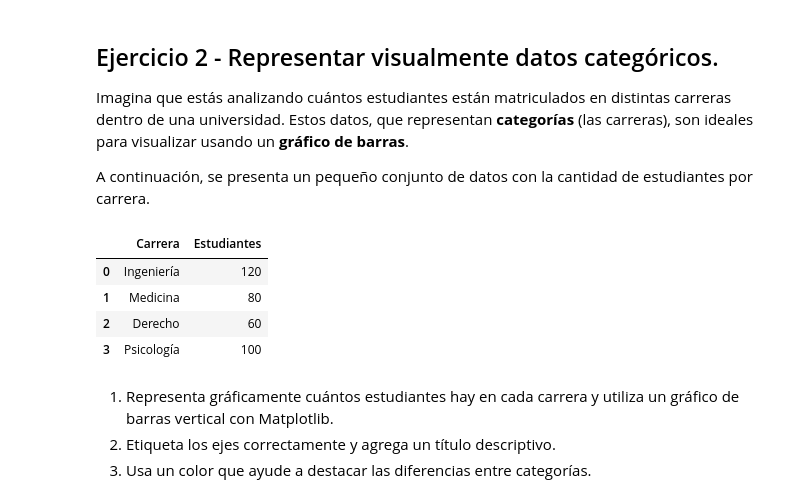
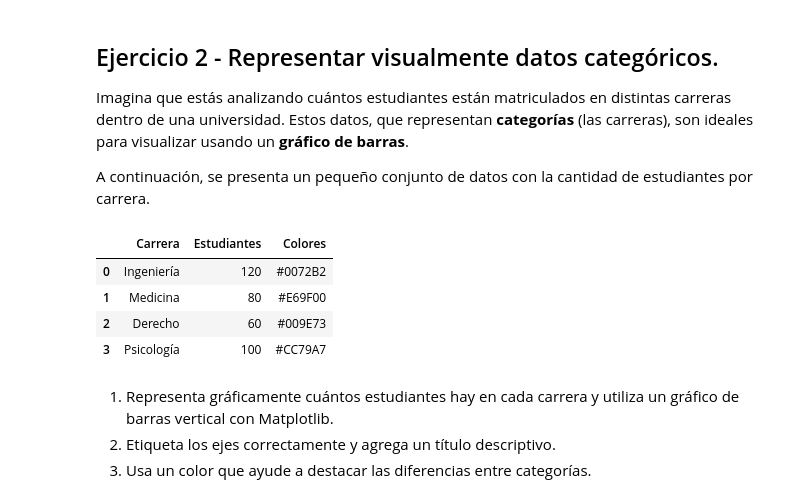
Before and after one commit to Cerco01/visualization-exercises-with-matplot-and-seaborn, a Jupyter notebook: notebook/problems.es.ipynb, the cells around one changed output. Saved outputs shown, nothing was run; the diff lists cells and outputs as text; code cells hidden in the pictures.

```diff
--- a/notebook/problems.es.ipynb
+++ b/notebook/problems.es.ipynb
@@ -120,18 +128,21 @@ Imagina que estás analizando cuántos estudiantes están matriculados en distin
 
 A continuación, se presenta un pequeño conjunto de datos con la cantidad de estudiantes por carrera.
 # %%
+# Aquí he metido los colores que quiero utilizar en el DataFrame para el punto 3 del ejercicio siguiente.
+
 df_carreras = pd.DataFrame({
     'Carrera': ['Ingeniería', 'Medicina', 'Derecho', 'Psicología'],
-    'Estudiantes': [120, 80, 60, 100]
+    'Estudiantes': [120, 80, 60, 100],
+    'Colores': ['#0072B2', '#E69F00', '#009E73', '#CC79A7']
 })
 
 df_carreras
 # %% [output]
-|  | Carrera | Estudiantes |
-| 0 | Ingeniería | 120 |
-| 1 | Medicina | 80 |
-| 2 | Derecho | 60 |
-| 3 | Psicología | 100 |
+|  | Carrera | Estudiantes | Colores |
+| 0 | Ingeniería | 120 | #0072B2 |
+| 1 | Medicina | 80 | #E69F00 |
+| 2 | Derecho | 60 | #009E73 |
+| 3 | Psicología | 100 | #CC79A7 |
 # %% [markdown]
 1. Representa gráficamente cuántos estudiantes hay en cada carrera y utiliza un gráfico de barras vertical con Matplotlib.
 2. Etiqueta los ejes correctamente y agrega un título descriptivo.
```
Also changed, not shown: parts of 12 cells of this notebook.
